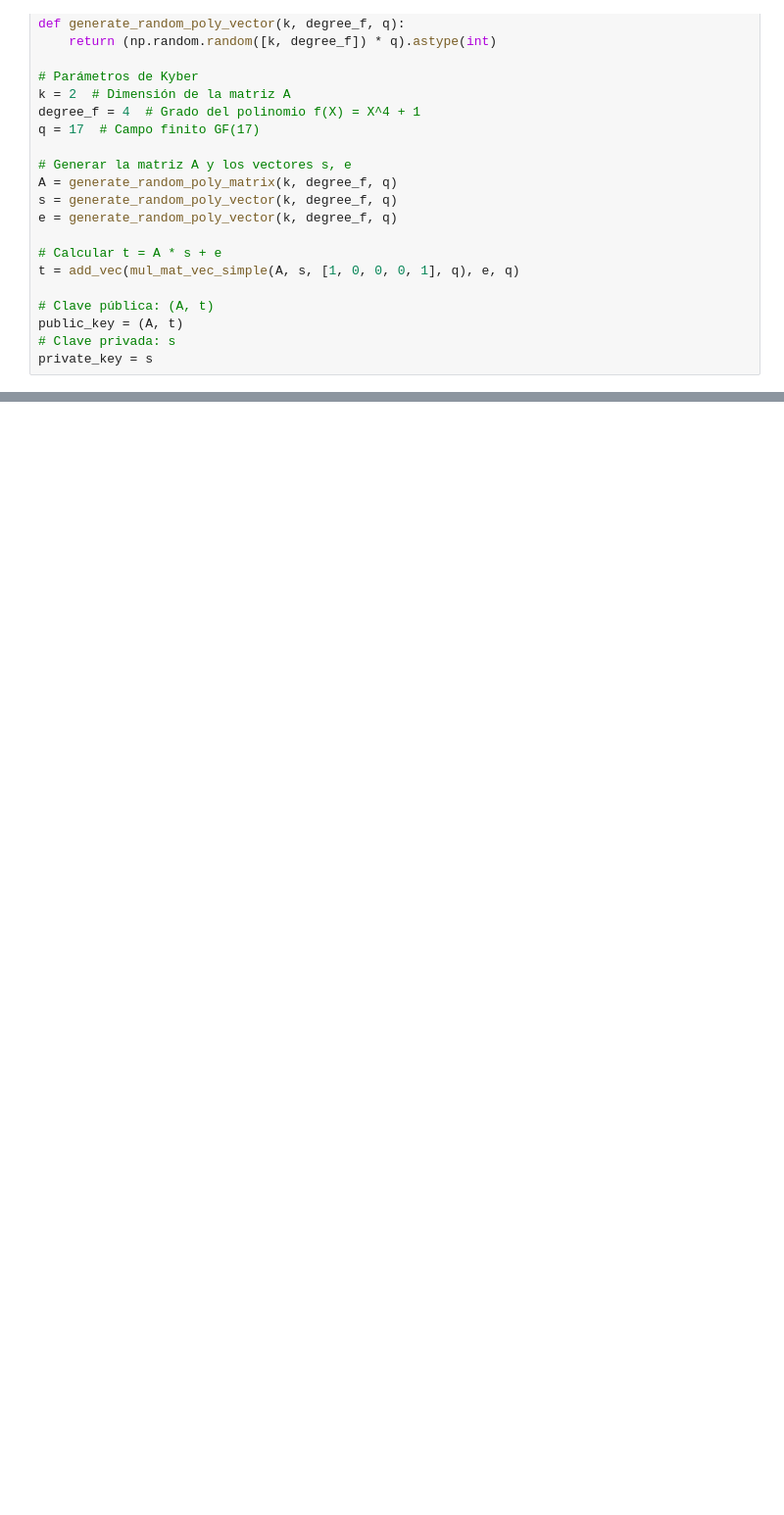
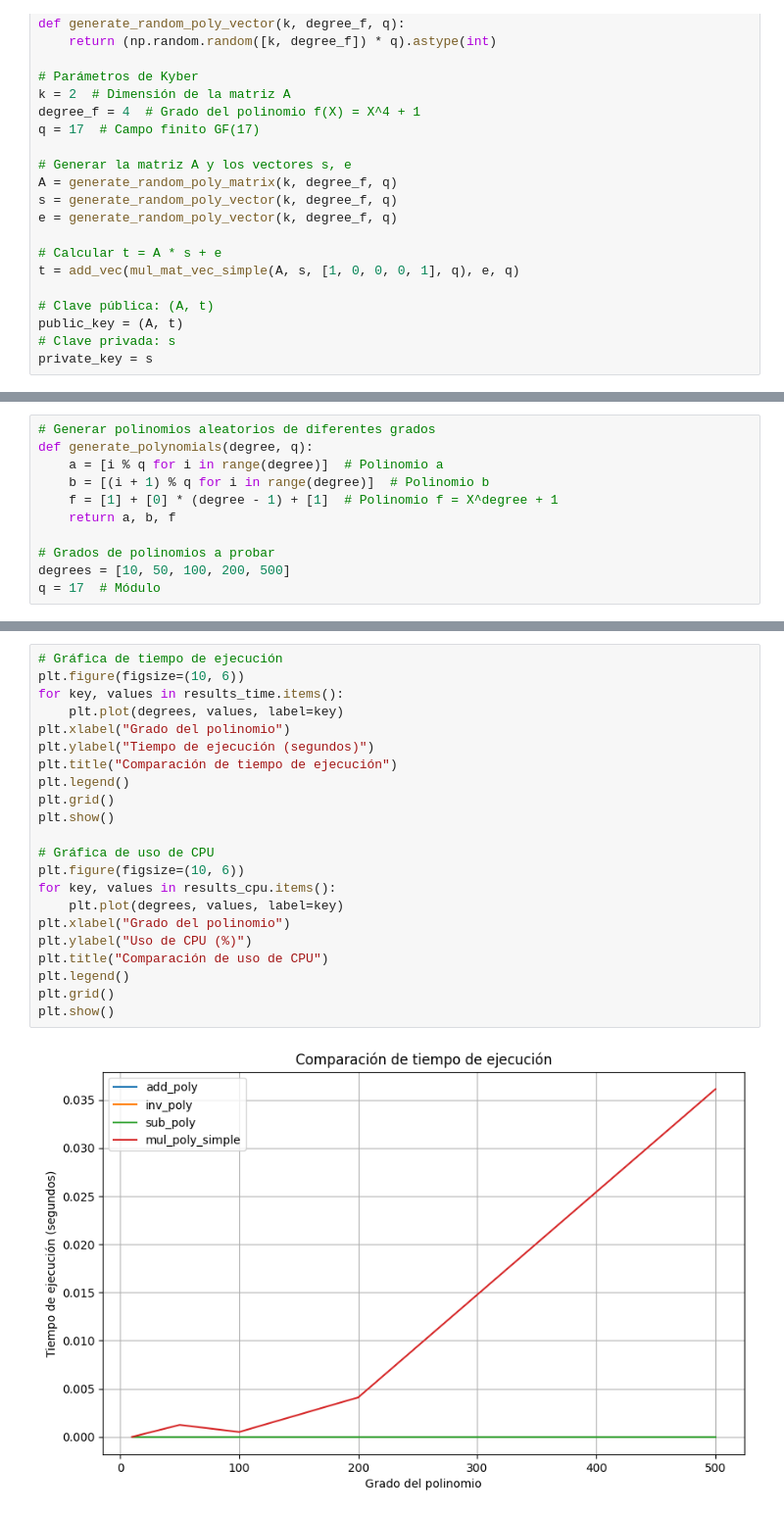
Before and after one commit to macaluzate/cripto-proyecto, a Jupyter notebook: kyber2.ipynb, the cells around one changed output, grey strips where cells are left out. Shown at 98% size. Drawn from its saved outputs; the diff is of its cells as text; blank space fills up the shorter version.

```diff
--- a/kyber2.ipynb
+++ b/kyber2.ipynb
@@ -691,0 +1228,11 @@ Mensaje descifrado: [0, 0, 0, 0]
+# %%
+# Generar polinomios aleatorios de diferentes grados
+def generate_polynomials(degree, q):
+    a = [i % q for i in range(degree)]  # Polinomio a
+    b = [(i + 1) % q for i in range(degree)]  # Polinomio b
+    f = [1] + [0] * (degree - 1) + [1]  # Polinomio f = X^degree + 1
+    return a, b, f
+
+# Grados de polinomios a probar
+degrees = [10, 50, 100, 200, 500]
+q = 17  # Módulo
@@ -691,0 +1272,24 @@ Mensaje descifrado: [0, 0, 0, 0]
+# %%
+# Gráfica de tiempo de ejecución
+plt.figure(figsize=(10, 6))
+for key, values in results_time.items():
+    plt.plot(degrees, values, label=key)
+plt.xlabel("Grado del polinomio")
+plt.ylabel("Tiempo de ejecución (segundos)")
+plt.title("Comparación de tiempo de ejecución")
+plt.legend()
+plt.grid()
+plt.show()
+
+# Gráfica de uso de CPU
+plt.figure(figsize=(10, 6))
+for key, values in results_cpu.items():
+    plt.plot(degrees, values, label=key)
+plt.xlabel("Grado del polinomio")
+plt.ylabel("Uso de CPU (%)")
+plt.title("Comparación de uso de CPU")
+plt.legend()
+plt.grid()
+plt.show()
+# %% [output]
+[figure, added]
```
Also changed, not shown: parts of 23 cells of this notebook, 1 other file.
